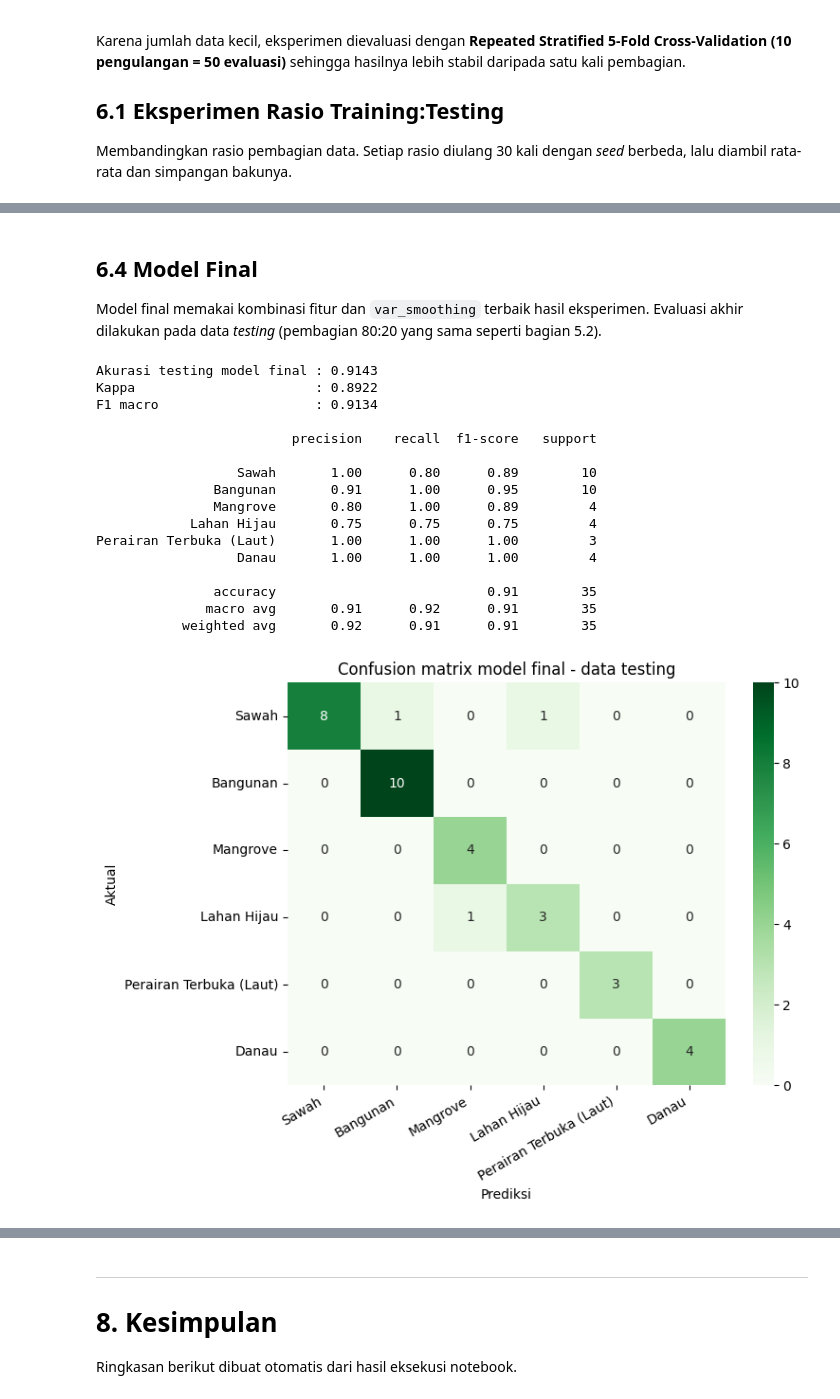
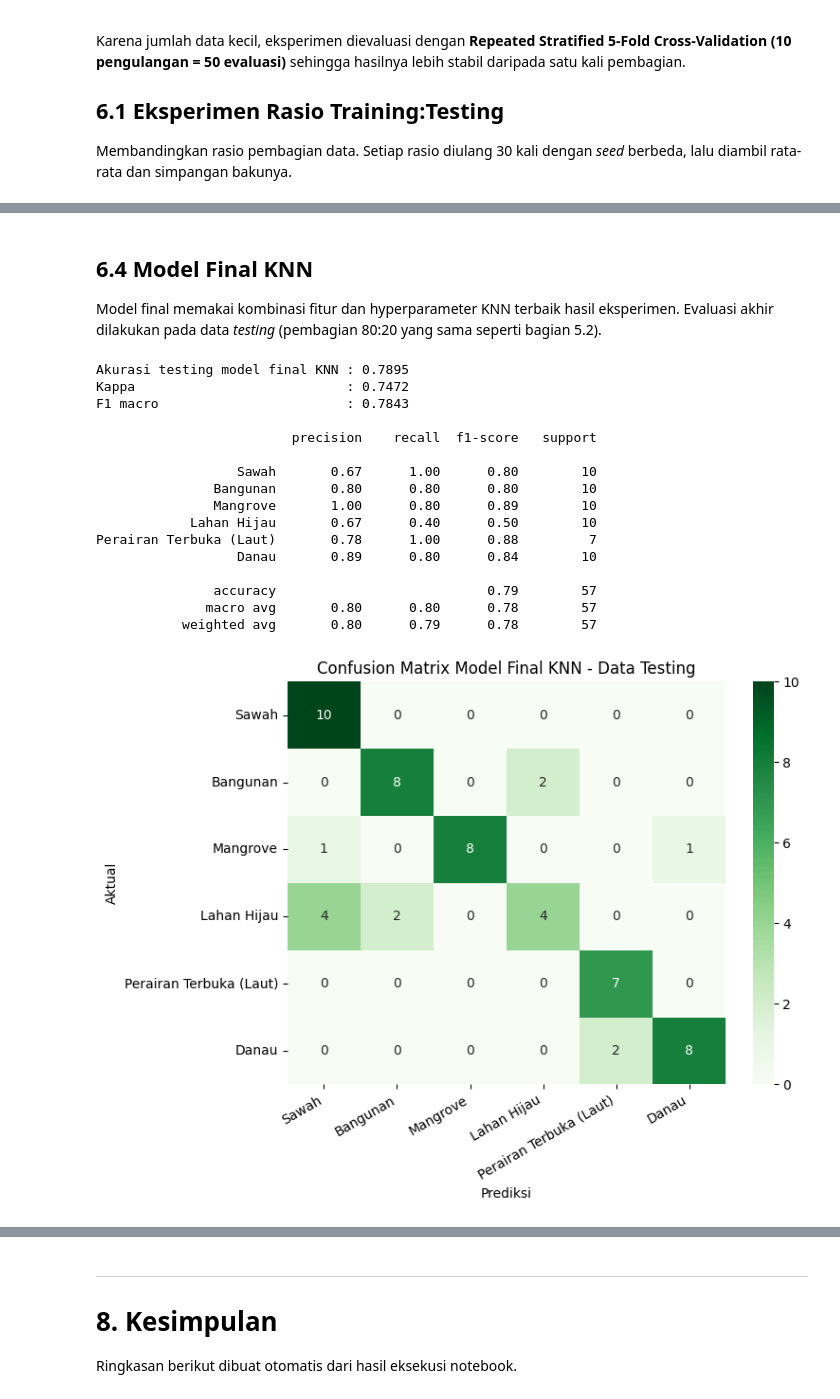
Before and after one commit to Okansyailendra/PSD, a Jupyter notebook: _sources/klasifikasi_jawa_timur/klasifikasi_jawa_timur_sentinel2a.ipynb, the cells around one changed output, grey strips where cells are left out. Drawn from its saved outputs; the diff is of its cells as text; code cells hidden in the pictures.

```diff
--- a/_sources/klasifikasi_jawa_timur/klasifikasi_jawa_timur_sentinel2a.ipynb
+++ b/_sources/klasifikasi_jawa_timur/klasifikasi_jawa_timur_sentinel2a.ipynb
@@ -658,12 +669,20 @@ Membandingkan rasio pembagian data. Setiap rasio diulang 30 kali dengan *seed* b
 hasil_rasio = []
 for ts in [0.10, 0.20, 0.30, 0.40]:
     skor = []
-    for s in range(30):
-        Xa, Xb, ya, yb = train_test_split(X, y, test_size=ts, stratify=y, random_state=s)
-        skor.append(accuracy_score(yb, GaussianNB().fit(Xa, ya).predict(Xb)))
-    hasil_rasio.append({"Rasio train:test": f"{int((1-ts)*100)}:{int(ts*100)}",
-                        "n training": int(len(y)*(1-ts)), "n testing": int(round(len(y)*ts)),
-                        "Akurasi rata-rata": np.mean(skor), "Std": np.std(skor)})
+    for r in range(10):
+        X_tr, X_te, y_tr, y_te = train_test_split(
+            X, y, test_size=ts, stratify=y, random_state=SEED + r)
+        m = Pipeline([
+            ("scaler", StandardScaler()),
+            ("knn", KNeighborsClassifier(n_neighbors=5, weights="distance"))
+        ]).fit(X_tr, y_tr)
+        skor.append(accuracy_score(y_te, m.predict(X_te)))
+    hasil_rasio.append({
+        "Rasio train:test": f"{int((1-ts)*100)}:{int(ts*100)}",
+        "Ukuran test": ts,
+        "Akurasi rata-rata": np.mean(skor),
+        "Std": np.std(skor),
+    })
 tab_rasio = pd.DataFrame(hasil_rasio)
 display(tab_rasio.round(4))
 # %% [output]
@@ -687,8 +706,12 @@ skenario_fitur = {
 }
 hasil_fitur = []
 for nama, cols in skenario_fitur.items():
-    s = cross_val_score(GaussianNB(), df[cols], y, cv=cv, scoring="accuracy")
-    f = cross_val_score(GaussianNB(), df[cols], y, cv=cv, scoring="f1_macro")
+    pip = Pipeline([
+        ("scaler", StandardScaler()),
+        ("knn", KNeighborsClassifier(n_neighbors=5, weights="distance"))
+    ])
+    s = cross_val_score(pip, df[cols], y, cv=cv, scoring="accuracy")
+    f = cross_val_score(pip, df[cols], y, cv=cv, scoring="f1_macro")
     hasil_fitur.append({"Skenario": nama, "Jumlah fitur": len(cols),
                         "Akurasi CV": s.mean(), "Std": s.std(), "F1 macro CV": f.mean()})
 tab_fitur = pd.DataFrame(hasil_fitur).sort_values("Akurasi CV", ascending=False).reset_index(drop=True)
@@ -744,41 +791,45 @@ var_smoothing terbaik: 1.00e-12 | akurasi CV: 0.9074
 # %% [markdown]
-## 6.4 Model Final
-Model final memakai kombinasi fitur dan `var_smoothing` terbaik hasil eksperimen. Evaluasi akhir dilakukan pada data *testing* (pembagian 80:20 yang sama seperti bagian 5.2).
+## 6.4 Model Final KNN
+Model final memakai kombinasi fitur dan hyperparameter KNN terbaik hasil eksperimen. Evaluasi akhir dilakukan pada data *testing* (pembagian 80:20 yang sama seperti bagian 5.2).
 # %%
-model_final = GaussianNB(var_smoothing=VAR_SMOOTH).fit(X_train[FITUR_FINAL], y_train)
+model_final = Pipeline([
+    ("scaler", StandardScaler()),
+    ("knn", KNeighborsClassifier(n_neighbors=BEST_K, weights=BEST_WEIGHTS, metric=BEST_METRIC))
+]).fit(X_train[FITUR_FINAL], y_train)
+
 pred_final = model_final.predict(X_test[FITUR_FINAL])
 
 AKURASI_FINAL = accuracy_score(y_test, pred_final)
 KAPPA_FINAL   = cohen_kappa_score(y_test, pred_final)
 F1_FINAL      = f1_score(y_test, pred_final, average="macro")
 
-print(f"Akurasi testing model final : {AKURASI_FINAL:.4f}")
-print(f"Kappa                       : {KAPPA_FINAL:.4f}")
-print(f"F1 macro                    : {F1_FINAL:.4f}\n")
+print(f"Akurasi testing model final KNN : {AKURASI_FINAL:.4f}")
+print(f"Kappa                           : {KAPPA_FINAL:.4f}")
+print(f"F1 macro                        : {F1_FINAL:.4f}\n")
 print(classification_report(y_test, pred_final, labels=NAMA_KELAS, zero_division=0))
 
 cm = confusion_matrix(y_test, pred_final, labels=NAMA_KELAS)
 plt.figure(figsize=(8, 6))
 sns.heatmap(cm, annot=True, fmt="d", cmap="Greens", xticklabels=NAMA_KELAS, yticklabels=NAMA_KELAS)
-plt.xlabel("Prediksi"); plt.ylabel("Aktual"); plt.title("Confusion matrix model final - data testing")
+plt.xlabel("Prediksi"); plt.ylabel("Aktual"); plt.title("Confusion Matrix Model Final KNN - Data Testing")
 plt.xticks(rotation=30, ha="right"); plt.tight_layout(); plt.show()
 # %% [output]
-Akurasi testing model final : 0.9143
-Kappa                       : 0.8922
-F1 macro                    : 0.9134
+Akurasi testing model final KNN : 0.7895
+Kappa                           : 0.7472
+F1 macro                        : 0.7843
 
                          precision    recall  f1-score   support
 
-                  Sawah       1.00      0.80      0.89        10
-               Bangunan       0.91      1.00      0.95        10
-               Mangrove       0.80      1.00      0.89         4
-            Lahan Hijau       0.75      0.75      0.75         4
-Perairan Terbuka (Laut)       1.00      1.00      1.00         3
-                  Danau       1.00      1.00      1.00         4
+                  Sawah       0.67      1.00      0.80        10
+               Bangunan       0.80      0.80      0.80        10
+               Mangrove       1.00      0.80      0.89        10
+            Lahan Hijau       0.67      0.40      0.50        10
+Perairan Terbuka (Laut)       0.78      1.00      0.88         7
+                  Danau       0.89      0.80      0.84        10
 
-               accuracy                           0.91        35
-              macro avg       0.91      0.92      0.91        35
-           weighted avg       0.92      0.91      0.91        35
+               accuracy                           0.79        57
+              macro avg       0.80      0.80      0.78        57
+           weighted avg       0.80      0.79      0.78        57
-[figure, old version]
+[figure, new version]
 # %% [markdown]
 ---
```
Also changed, not shown: parts of 36 cells of this notebook, 17 other files.
